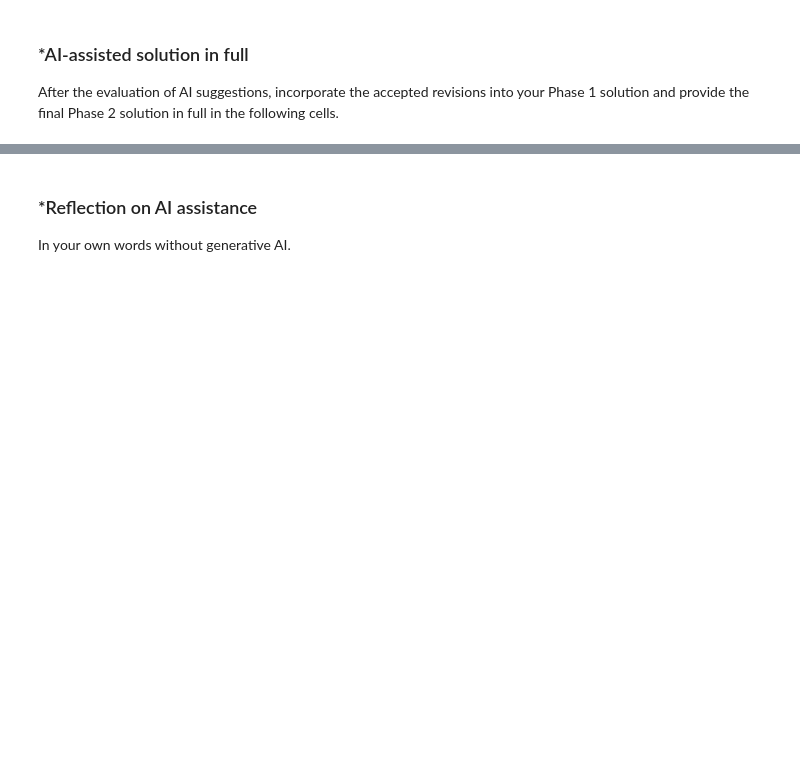
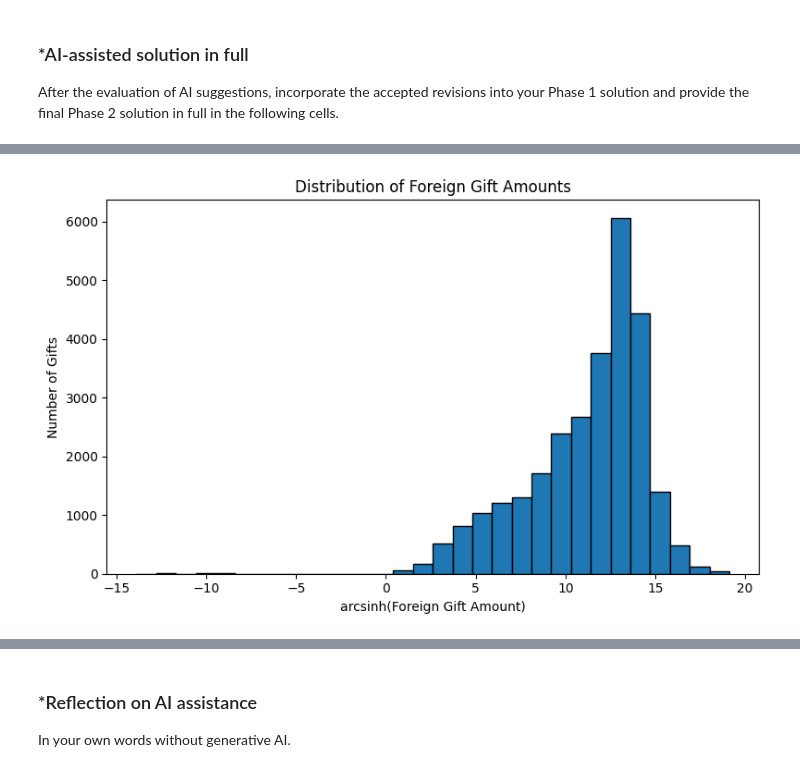
Before and after one commit to mwetmore05/A02-eda-and-visualization, a Jupyter notebook: notebook.ipynb, the cells around one changed output, grey strips where cells are left out. Saved outputs shown, nothing was run; the diff lists cells and outputs as text; code cells hidden in the pictures; blank space fills up the shorter version.

```diff
--- a/notebook.ipynb
+++ b/notebook.ipynb
@@ -260,0 +461,97 @@ After the evaluation of AI suggestions, incorporate the accepted revisions into
+# %%
+import pandas as pd
+import numpy as np
+import matplotlib.pyplot as plt
+import seaborn as sns
+
+FG = pd.read_csv("/content/ForeignGifts_edu.csv")
+FG.head()
+
+FG["Foreign Gift Amount"] = pd.to_numeric(
+    FG["Foreign Gift Amount"]
+    .astype(str)
+    .str.replace(r"[$,]", "", regex=True),
+    errors="coerce"
+)
+
+print("Missing/invalid amounts:", FG["Foreign Gift Amount"].isna().sum())
+print("Negative amounts:", (FG["Foreign Gift Amount"] < 0).sum())
+
+#2a fix:creates a new transformed column instead of overwriting the original dollar amounts
+FG["arcsinh_gift_amount"] = np.arcsinh(FG["Foreign Gift Amount"])
+
+plt.figure(figsize=(8, 5))
+plt.hist(
+    FG["arcsinh_gift_amount"].dropna(),
+    bins=30,
+    edgecolor="black"
+)
+
+plt.title("Distribution of Foreign Gift Amounts")
+plt.xlabel("arcsinh(Foreign Gift Amount)")
+plt.ylabel("Number of Gifts")
+plt.tight_layout()
+plt.show()
+
+FG["Gift Type"].hist(bins=25, grid=False)
+plt.title("Gift Type")
+plt.xlabel("Gift Type")
+plt.ylabel("Count")
+plt.show()
+
+Monetary_Gift_proportion = (
+    FG["Gift Type"] == "Monetary Gift"
+).sum() / len(FG["Gift Type"])
+
+print(
+    "Proportion of Monetary Gifts in Foreign Gifts:",
+    Monetary_Gift_proportion
+)
+
+Contract_proportion = (
+    FG["Gift Type"] == "Contract"
+).sum() / len(FG["Gift Type"])
+
+print(
+    "Proportion of Contracts in Foreign Gifts:",
+    Contract_proportion
+)
+
+Real_Estate_proportion = (
+    FG["Gift Type"] == "Real Estate"
+).sum() / len(FG["Gift Type"])
+
+print(
+    "Proportion of Real Estate in Foreign Gifts:",
+    Real_Estate_proportion
+)
+
+#2b fix: excludes zero and negative amounts because their logarithms are undefined
+FG["Log Foreign Gift Amount"] = np.log(
+    FG["Foreign Gift Amount"].where(FG["Foreign Gift Amount"] > 0)
+)
+
+sns.kdeplot(
+    data=FG,
+    x="Log Foreign Gift Amount",
+    fill=True
+)
+
+plt.title("Distribution of the Log Foreign Gift Amount")
+plt.xlabel("log(Foreign Gift Amount)")
+plt.ylabel("Density")
+plt.show()
+
+sns.kdeplot(
+    data=FG,
+    x="Log Foreign Gift Amount",
+    hue="Gift Type",
+    fill=False,
+    common_norm=False
+)
+
+plt.title("Distribution of the Log Foreign Gift Amount by Gift Type")
+plt.xlabel("log(Foreign Gift Amount)")
+plt.ylabel("Density")
+plt.show()
+# %% [output]
@@ -260,0 +560 @@ After the evaluation of AI suggestions, incorporate the accepted revisions into
+[figure, added]
```
Also changed, not shown: parts of 15 cells of this notebook.
